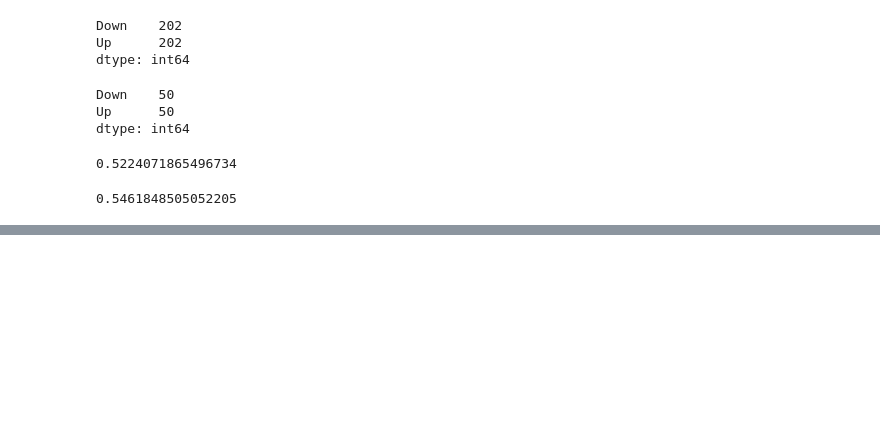
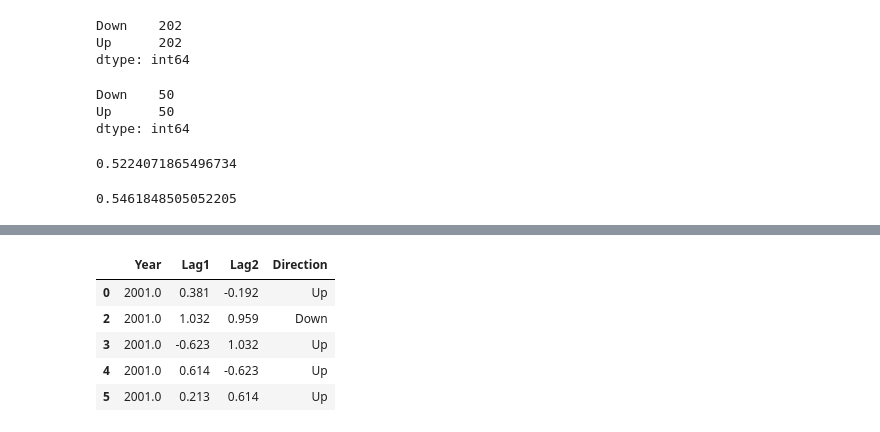
Before and after one commit to sameervk/ISLR_Python, a Jupyter notebook: Classification/Smarket_QDA_Classification.ipynb, the cells around one changed output, grey strips where cells are left out. Saved outputs shown, nothing was run; the diff lists cells and outputs as text; code cells hidden in the pictures; blank space fills up the shorter version.

```diff
--- a/Classification/Smarket_QDA_Classification.ipynb
+++ b/Classification/Smarket_QDA_Classification.ipynb
@@ -407,0 +418,4 @@ pred_prob_test_df['Up'].max()
+# %%
+y_pred = fit_data.predict(x_true)
+print(y_pred[:5])
+print(len(y_pred))
@@ -407,0 +459,9 @@ pred_prob_test_df['Up'].max()
+# %%
+correct_pred.head()
+# %% [output]
+|  | Year | Lag1 | Lag2 | Direction |
+| 0 | 2001.0 | 0.381 | -0.192 | Up |
+| 2 | 2001.0 | 1.032 | 0.959 | Down |
+| 3 | 2001.0 | -0.623 | 1.032 | Up |
+| 4 | 2001.0 | 0.614 | -0.623 | Up |
+| 5 | 2001.0 | 0.213 | 0.614 | Up |
```
Also changed, not shown: parts of 27 cells of this notebook.
